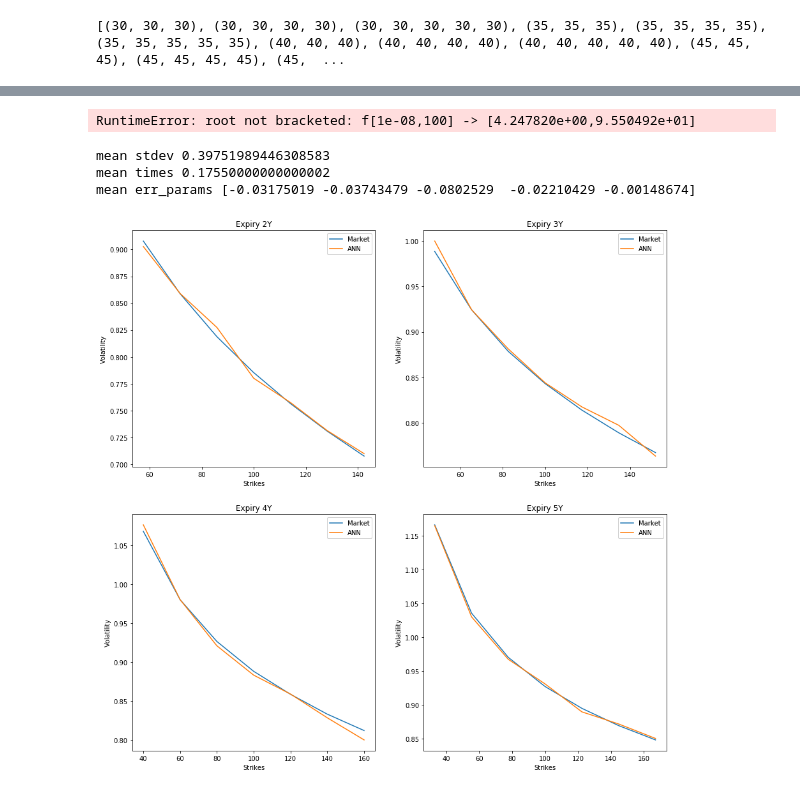
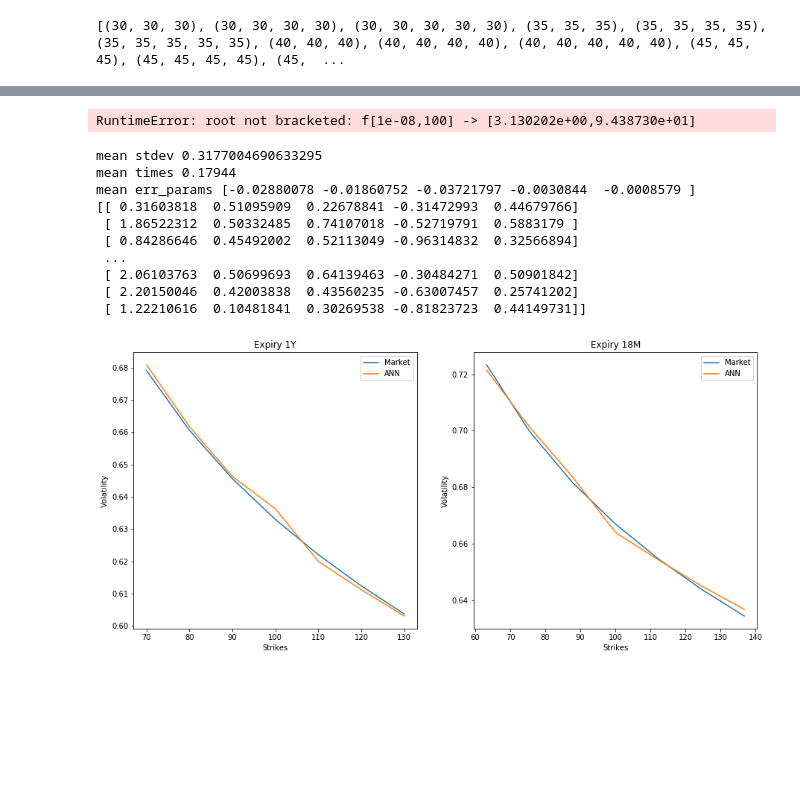
Before and after one commit to CalameR/PyKnight, a Jupyter notebook: DeepLearningVol/DeepLearningVolNotebook.ipynb, the cells around one changed output, grey strips where cells are left out. Saved outputs shown, nothing was run; the diff lists cells and outputs as text; code cells hidden in the pictures; blank space fills up the shorter version.

Commit message:
Derniers graphes pour la présentation

```diff
--- a/DeepLearningVol/DeepLearningVolNotebook.ipynb
+++ b/DeepLearningVol/DeepLearningVolNotebook.ipynb
@@ -588,5 +568,5 @@ Initial IV Surface : [ 54.03838717  58.14328637  61.73513218  70.13339462  82.30
 # %%
-nRand = 100
+nRand = 10
 RefParams = MakeUniformRandParams(MinParamsValues,MaxParamsValues,nRand)
 
 npv = 0
@@ -608,9 +588,9 @@ print('mean stdev ' + str(np.mean(stdev)))
 print('mean times ' + str(np.mean(times)))
 print('mean err_params ' + str(np.mean(err_params,axis=0)))
 # %% [output]
-RuntimeError: root not bracketed: f[1e-08,100] -> [4.247820e+00,9.550492e+01]
+RuntimeError: root not bracketed: f[1e-08,100] -> [3.130202e+00,9.438730e+01]
 # %%
-nRand = 100
+nRand = 1000
 RefParams = MakeUniformRandParams(MinParamsValues,MaxParamsValues,nRand)
 
 npv = 0
@@ -631,39 +611,50 @@ for i in range(nRand):
 print('mean stdev ' + str(np.mean(stdev)))
 print('mean times ' + str(np.mean(times)))
 print('mean err_params ' + str(np.mean(err_params,axis=0)))
+print(RefParams)
 # %% [output]
-mean stdev 0.39751989446308583
-mean times 0.17550000000000002
-mean err_params [-0.03175019 -0.03743479 -0.0802529  -0.02210429 -0.00148674]
+mean stdev 0.3177004690633295
+mean times 0.17944
+mean err_params [-0.02880078 -0.01860752 -0.03721797 -0.0030844  -0.0008579 ]
+[[ 0.31603818  0.51095909  0.22678841 -0.31472993  0.44679766]
+ [ 1.86522312  0.50332485  0.74107018 -0.52719791  0.5883179 ]
+ [ 0.84286646  0.45492002  0.52113049 -0.96314832  0.32566894]
+ ...
+ [ 2.06103763  0.50699693  0.64139463 -0.30484271  0.50901842]
+ [ 2.20150046  0.42003838  0.43560235 -0.63007457  0.25741202]
+ [ 1.22210616  0.10481841  0.30269538 -0.81823723  0.44149731]]
 # %%
 #fig = plt.figure()
 #ax = fig.gca(projection='3d')
 X = np.reshape(np.tile(Expiries,len(BaseStrikes)),(len(BaseStrikes),len(Expiries)))
 Y = np.reshape(np.array(Strikes),(len(BaseStrikes),len(Expiries)))
 Z_INIT = np.reshape(iv[0],(len(BaseStrikes),len(Expiries)))
 Z_ANN = np.reshape(ann_iv,(len(BaseStrikes),len(Expiries)))
 #print(X)
 #print(Y)
 #print(Z)
 #surf = ax.plot_surface(X,Y,Z, cmap=cm.coolwarm,
                        #linewidth=0, antialiased=False)
 
 plt.figure(figsize=(15,15))
 plt.figure(1)
 current_num=221
-for k in range(4):
+for k in range(4,6):
     plt.subplot(current_num)
-    line1, = plt.plot(Y[:,k+6],Z_INIT[:,k+6],label="Market")
+    line1, = plt.plot(Y[:,k],Z_INIT[:,k],label="Market")
     plt.xlabel("Strikes")
     plt.ylabel("Volatility")
-    plt.title("Expiry " + str(k+2) + "Y")
-    line2, = plt.plot(Y[:,k+6],Z_ANN[:,k+6],label="ANN")
+    if (k==4):
+            plt.title("Expiry " + str(1) + "Y")
+    else:
+        plt.title("Expiry " + str(18) + "M")
+    line2, = plt.plot(Y[:,k],Z_ANN[:,k],label="ANN")
     plt.xlabel("Strikes")
     plt.ylabel("Volatility")
     plt.gca().add_artist(plt.legend(handles=[line1,line2]))
     #plt.gca().add_artist(plt.legend(handles=[line2],loc=7))
     current_num = current_num+1
 
 plt.show()
 # %% [output]
-[figure, old version]
+[figure, new version]
```
Also changed, not shown: parts of 13 cells of this notebook, 12 other files.
